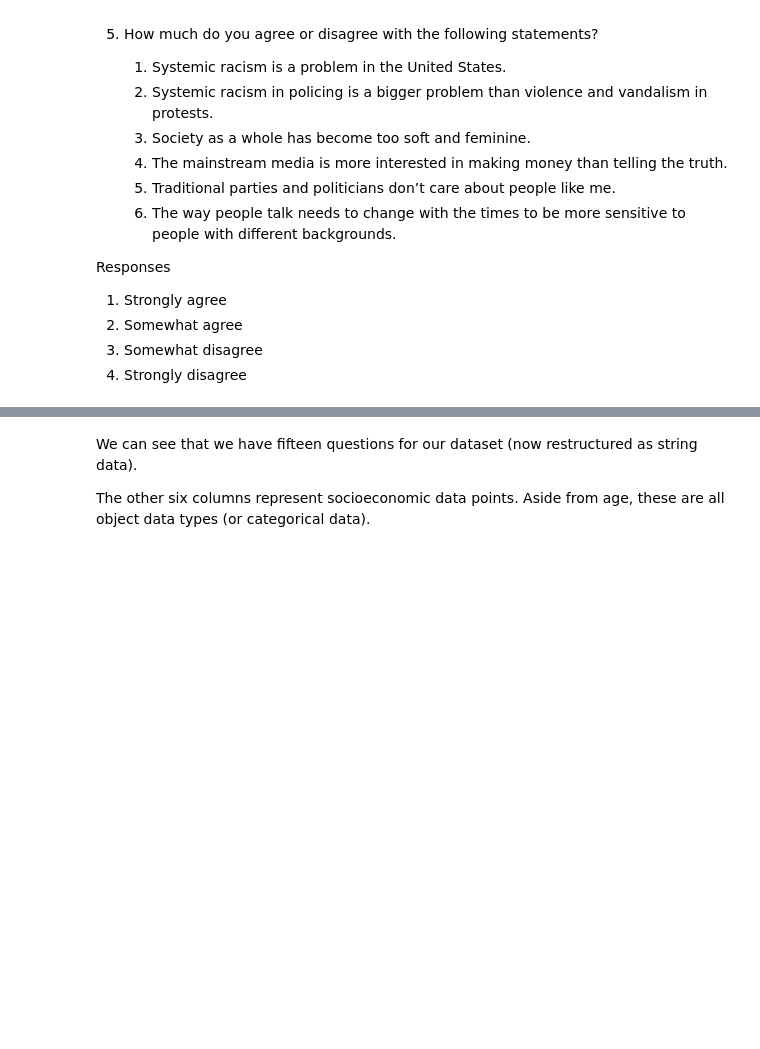
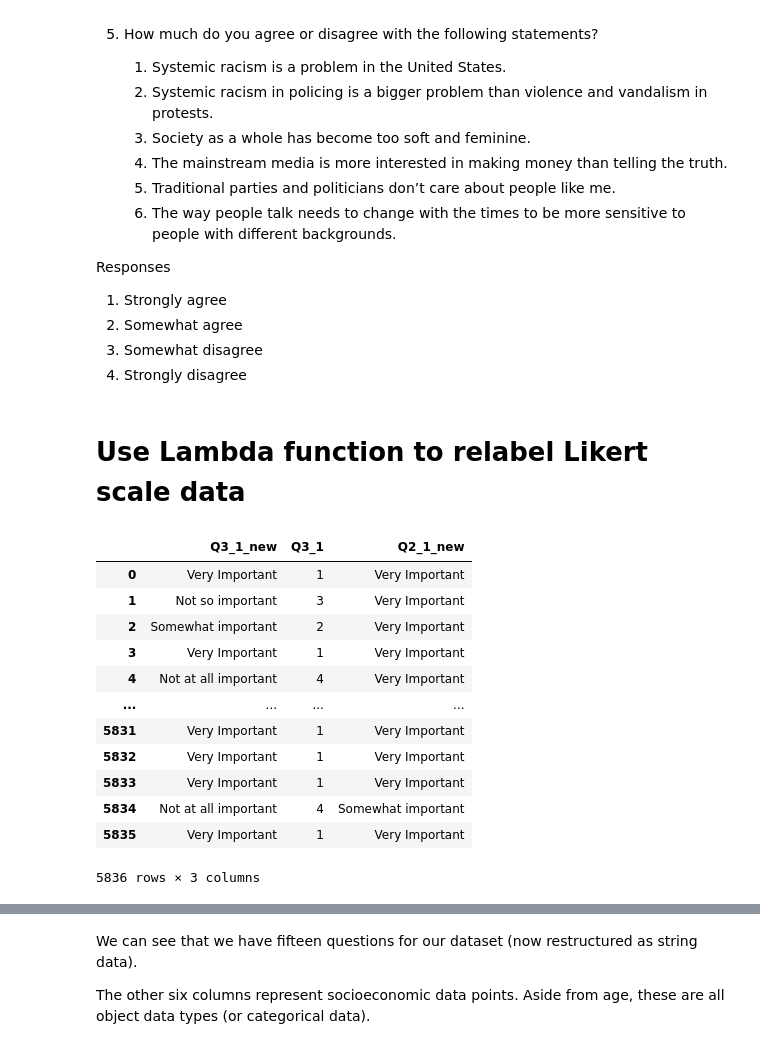
Before and after one commit to The-Rebeckoning/data-science, a Jupyter notebook: portfolio/in-progress/american_valuesv2/eda-american-valuesv2.ipynb, the cells around one changed output, grey strips where cells are left out. Cells and saved outputs as stored; diff of their text form; code cells hidden in the pictures; blank space fills up the shorter version.

```diff
--- a/portfolio/in-progress/american_valuesv2/eda-american-valuesv2.ipynb
+++ b/portfolio/in-progress/american_valuesv2/eda-american-valuesv2.ipynb
@@ -192,6 +167,47 @@ for key in column_list:
         question_two_columns.append(key)
     elif "Q3_" in key:
         question_three_columns.append(key)
+# %% [markdown]
+# Use Lambda function to relabel Likert scale data
+# %%
+def likert_converter (column_name):
+    """Converet Likert Scale data"""
+    if 'Q2_' in column_name:
+        df[column_name+'_new'] = df[column_name].map(lambda x: 'Very Important' if x==1
+        else ('Somewhat important' if x==2
+        else('Not so important'if x==3
+        else 'Not at all important')))
+    else:
+        df[column_name+'_new'] = df[column_name].map(lambda x: 'Very Important' if x==1
+        else ('Somewhat important'
+        if x==2 else('Not so important'if x==3
+        else 'Not at all important')))
+
+column_list = ['Q2_1','Q3_2']
+
+for column in column_list:
+    likert_converter(column)
+
+df[['Q3_1_new','Q3_1','Q2_1_new']]
+
+plt.figure(figsize=(8,5))
+plot_title = ("Distribution of "+variable)
+plt.title(plot_title)
+sns.countplot(x=variable, data = dataframe, palette='rainbow')
+# %% [output]
+|  | Q3_1_new | Q3_1 | Q2_1_new |
+| 0 | Very Important | 1 | Very Important |
+| 1 | Not so important | 3 | Very Important |
+| 2 | Somewhat important | 2 | Very Important |
+| 3 | Very Important | 1 | Very Important |
+| 4 | Not at all important | 4 | Very Important |
+| ... | ... | ... | ... |
+| 5831 | Very Important | 1 | Very Important |
+| 5832 | Very Important | 1 | Very Important |
+| 5833 | Very Important | 1 | Very Important |
+| 5834 | Not at all important | 4 | Somewhat important |
+| 5835 | Very Important | 1 | Very Important |
+5836 rows × 3 columns
 # %%
 # Restructure Likert data for question two
 
```
Also changed, not shown: parts of 17 cells of this notebook, 1 other file.
